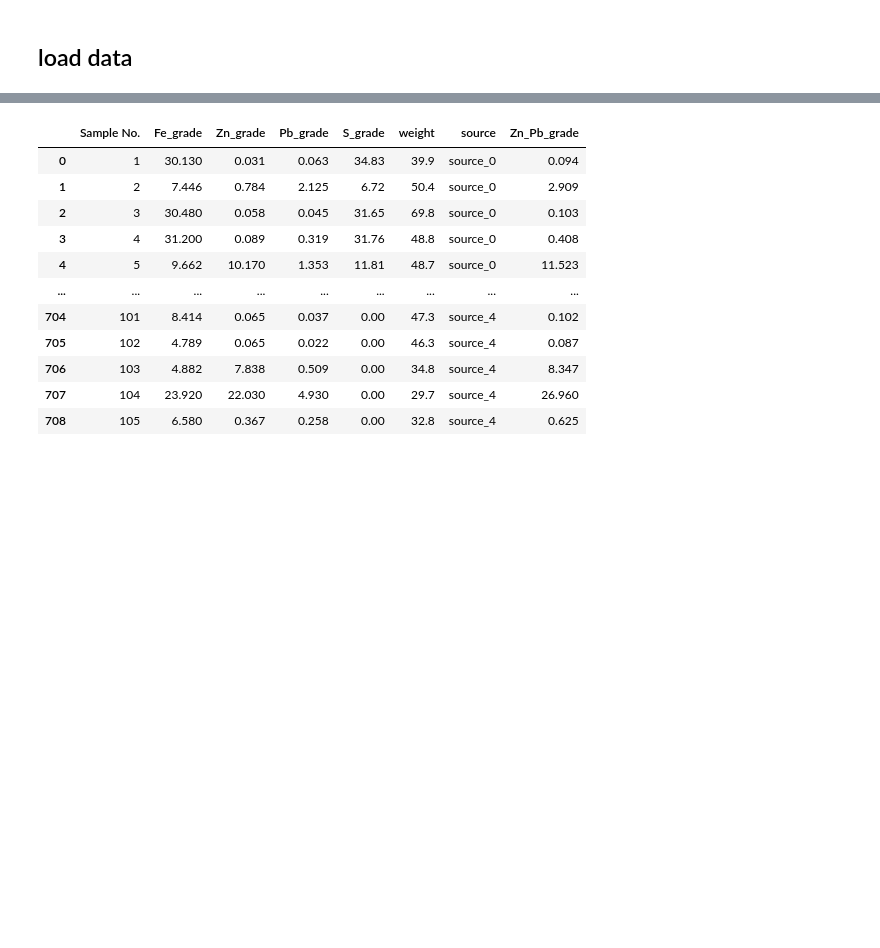
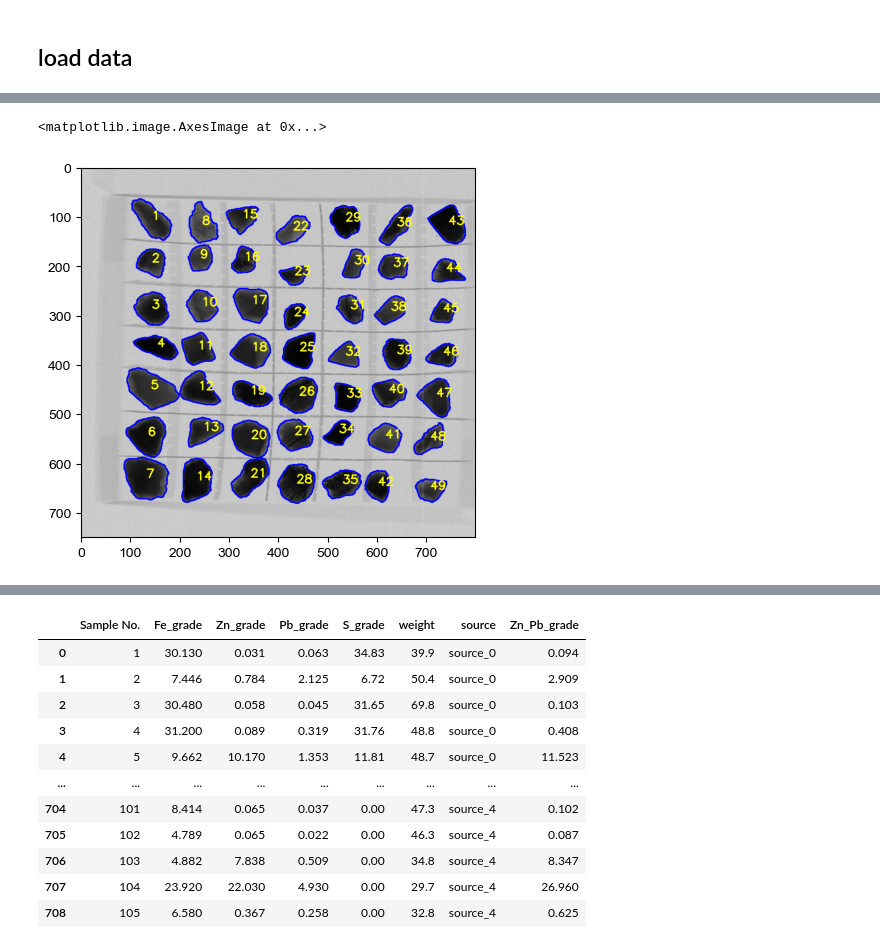
Before and after one commit to yaojian95/jt_ore_sorting, a Jupyter notebook: run_code.ipynb, the cells around one changed output, grey strips where cells are left out. Saved outputs shown, nothing was run; the diff lists cells and outputs as text; code cells hidden in the pictures; blank space fills up the shorter version.

```diff
--- a/run_code.ipynb
+++ b/run_code.ipynb
@@ -82,0 +86,24 @@ plt.scatter(data['Fe_grade'], data['Pb_grade'])
+# %%
+excel_0604 = os.path.join(data_path, '化验结果/20250604化验结果.xlsx')
+path_0604_p1 = os.path.join(data_path, '20250604/normalized_1_50.png')
+path_0604_p2 = os.path.join(data_path, '20250604/normalized_50_100.png')
+
+m1 = path2pixel(path_0604_p1, [250, -1, 350, 1150], max_len = 7, length=102,
+               s_i = 1, th_val = 128, save_rock_image = False, direction = 'ublr', save_rock_pixels=False)
+
+m3 = path2pixel(path_0604_p1, [50, 250, 350, 1150], max_len = 7, length=102,
+               s_i = 50, th_val = 128, save_rock_image = False, direction = 'ublr', save_rock_pixels=False)
+
+m1[2][0].extend(m3[2][0])
+m1[2][1].extend(m3[2][1])
+
+m2 = path2pixel(path_0604_p2, [250, -1, 380, 1180], max_len = 7, length=35,
+               s_i = 51, th_val = 128, save_rock_image = False, direction = 'ublr', save_rock_pixels=False)
+
+m4 = path2pixel(path_0604_p2, [50, 250, 350, 1150], max_len = 7, length=102,
+               s_i = 100, th_val = 128, save_rock_image = False, direction = 'ublr', save_rock_pixels=False)
+
+m2[2][0].extend(m4[2][0])
+m2[2][1].extend(m4[2][1])
+
+m  = [m1[2][0] + m2[2][0], m1[2][1] + m2[2][1]]
@@ -82,0 +115,5 @@ plt.scatter(data['Fe_grade'], data['Pb_grade'])
+# %%
+plt.imshow(m1[3], cmap='gray')
+# %% [output]
+<matplotlib.image.AxesImage at 0x...>
+[figure, added]
```
Also changed, not shown: parts of 21 cells of this notebook, 4 other files.
